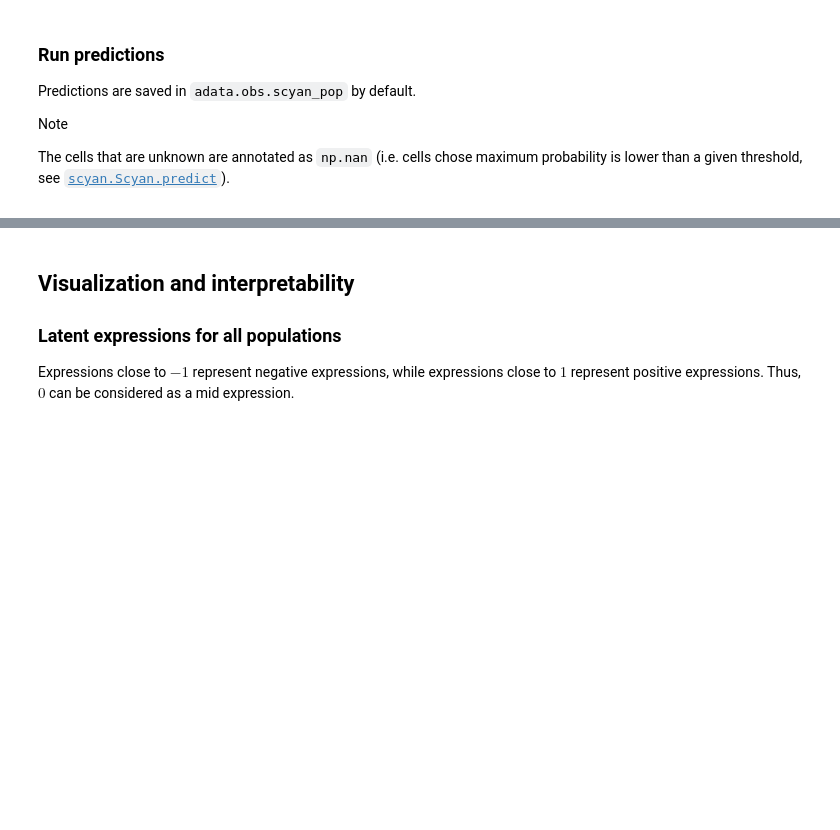
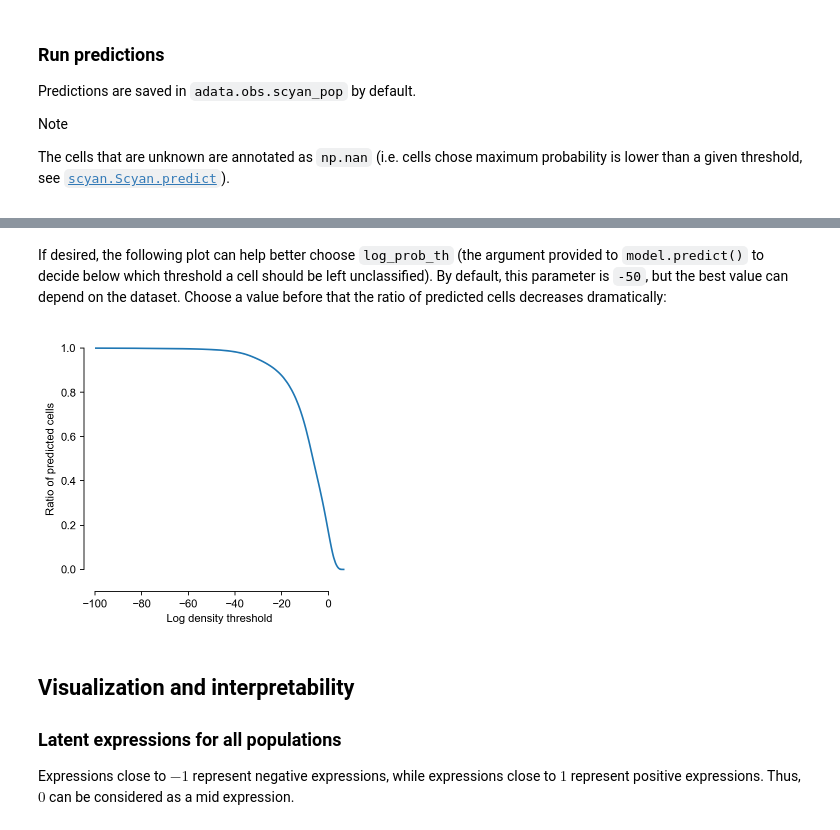
Before and after one commit to MICS-Lab/scyan, a Jupyter notebook: docs/tutorials/usage.ipynb, the cells around one changed output, grey strips where cells are left out. Drawn from its saved outputs; the diff is of its cells as text; code cells hidden in the pictures; blank space fills up the shorter version.

```diff
--- a/docs/tutorials/usage.ipynb
+++ b/docs/tutorials/usage.ipynb
@@ -61,3 +46,9 @@ scyan.plot.umap(adata, color="scyan_pop", title="Scyan predictions", palette=ada
+# %% [markdown]
+If desired, the following plot can help better choose `log_prob_th` (the argument provided to `model.predict()` to decide below which threshold a cell should be left unclassified). By default, this parameter is `-50`, but the best value can depend on the dataset. Choose a value before that the ratio of predicted cells decreases dramatically:
+# %%
+scyan.plot.log_prob_threshold(adata)
+# %% [output]
+[figure, added]
 # %% [markdown]
 ## Visualization and interpretability
 
```
Also changed, not shown: parts of 6 cells of this notebook, 11 other files.
